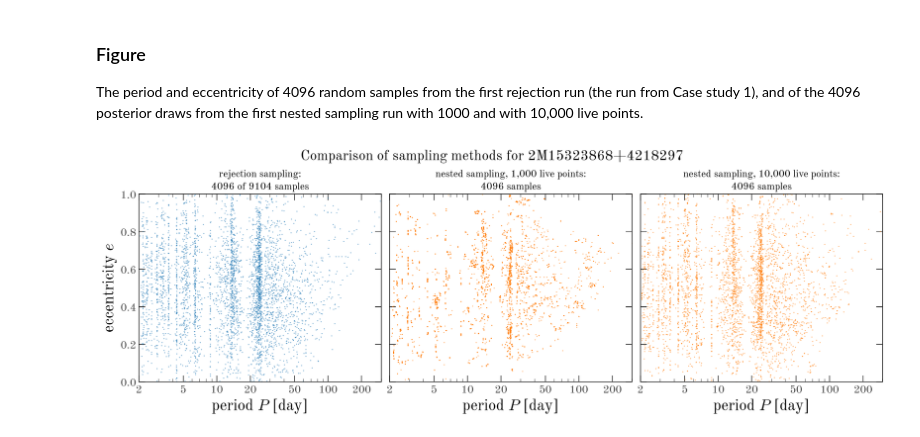
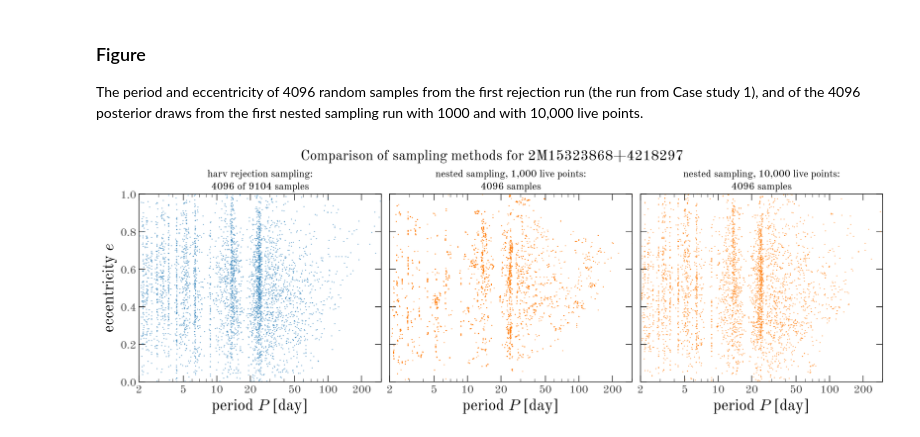
Before and after one commit to adrn/harv-paper, a Jupyter notebook: scripts/nested-sampling.ipynb, the cells around one changed output. Drawn from its saved outputs; the diff is of its cells as text; code cells hidden in the pictures.

Commit message:
Add figures and add harv to figure title

```diff
--- a/scripts/nested-sampling.ipynb
+++ b/scripts/nested-sampling.ipynb
@@ -574,32 +574,32 @@ panels = [
         s["period"].to_value("day")[idx],
         s["eccentricity"].value[idx],
         "tab:blue",
-        f"rejection sampling:\n4096 of {s.n_samples} samples",
+        f"harv rejection sampling:\n4096 of {s.n_samples} samples",
     ),
     *[
         (
             x["posterior"]["period"],
             x["posterior"]["eccentricity"],
             "tab:orange",
             f"nested sampling, {n_live:,} live points:\n4096 samples",
         )
         for n_live, x in [(1000, ns[apogee_id][0]), (10_000, ns_10k[0])]
     ],
 ]
 
 fig, axes = plt.subplots(1, 3, figsize=(14, 4.8), layout="constrained", sharey=True)
 for ax, (P, e, color, title) in zip(axes, panels, strict=True):
     ax.plot(np.asarray(P), np.asarray(e), ".", ms=3, alpha=0.5, mew=0, color=color)
     ax.set_xscale("log")
     ax.set_xlim(2, 300)
     ax.set_xticks([2, 5, 10, 20, 50, 100, 200])
     ax.xaxis.set_major_formatter(ScalarFormatter())
     ax.xaxis.set_minor_formatter(NullFormatter())
     ax.set_title(title, fontsize=13)
     ax.set_xlabel("period $P$ [day]")
 axes[0].set_ylabel("eccentricity $e$")
 axes[0].set_ylim(0, 1)
 fig.suptitle(f"Comparison of sampling methods for {apogee_id}", fontsize=18)
 fig.savefig(figure_path / "cs3-nested-sampling.pdf")
 # %% [output]
-[figure, old version]
+[figure, new version]
```
Also changed, not shown: 2 other files.
